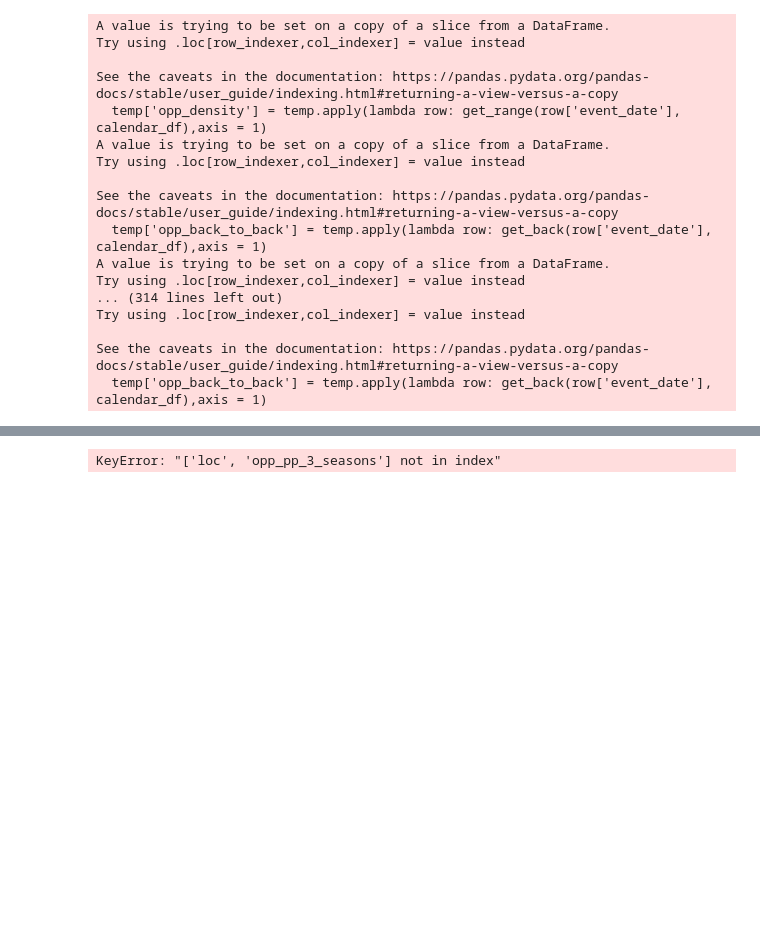
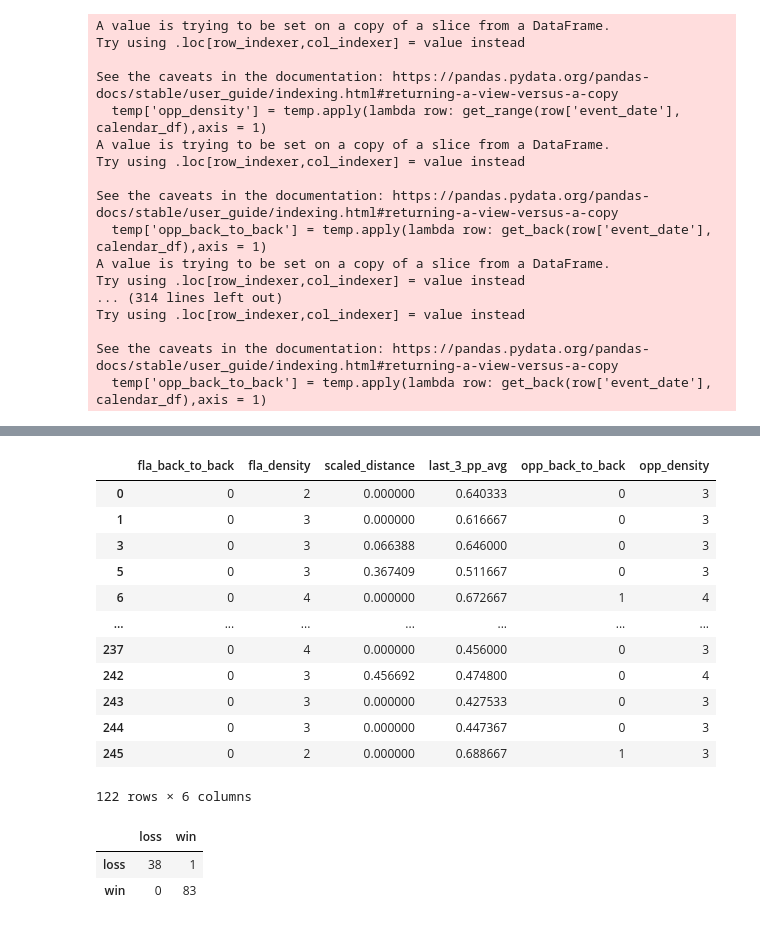
Before and after one commit to riffere-fla/pandas_party, a Jupyter notebook: win_per_project_2425.ipynb, the cells around one changed output, grey strips where cells are left out. Cells and saved outputs as stored; diff of their text form; code cells hidden in the pictures; blank space fills up the shorter version.

```diff
--- a/win_per_project_2425.ipynb
+++ b/win_per_project_2425.ipynb
@@ -198,6 +182,8 @@ Try using .loc[row_indexer,col_indexer] = value instead
 
 See the caveats in the documentation: https://pandas.pydata.org/pandas-docs/stable/user_guide/indexing.html#returning-a-view-versus-a-copy
   temp['last_3_pp_avg'] = rol_avg
+# %%
+rolling_points_pctg = rolling_points_pctg[['season','opponent','last_3_pp_avg']]
 # %%
 opp_schedules =  pd.read_csv("C:\\Users\\riffere\\Desktop\\entire_nhl_schedule_historical.csv")
 # %%
@@ -234,11 +220,18 @@ See the caveats in the documentation: https://pandas.pydata.org/pandas-docs/stab
 # %%
 panthers_df_final = panthers_df.merge(opp_schedules_final, how = 'left', on = ['id', 'event_date', 'opponent'])
 
-panthers_df_final = panthers_df.merge(rolling_points_pctg, how = 'left', on = ['id', 'event_date', 'opponent'])
+panthers_df_final = panthers_df_final.merge(rolling_points_pctg, how = 'left', on = ['season', 'opponent'])
 
 dist = panthers_df_final[['distance_between']]
 scaler = MinMaxScaler()
 scaled = scaler.fit_transform(dist)
 panthers_df_final['scaled_distance'] = scaled
 
-panthers_df_final
+panthers_df_final['home_away_status'] = np.where(panthers_df_final['side'] == 'Home', 0, 1)
+
+panthers_df_final['decision'] = panthers_df_final['result'].map({'Win': 2, 'Loss': 0})
+
+panthers_df_final.loc[287, 'last_3_pp_avg'] = 0.4146
+panthers_df_final.loc[317, 'last_3_pp_avg'] = 0.4146
+
+panthers_df_final = panthers_df_final.dropna(subset=['last_3_pp_avg'])
@@ -259,5 +238,15 @@ panthers_df_final
-# %%
-x = panthers_df_final[['side', 'fla_back_to_back', 'fla_density', 'scaled_distance', 'opp_pp_3_seasons', 'opp_back_to_back', 'opp_density']]
-x
-# %% [output]
-KeyError: "['loc', 'opp_pp_3_seasons'] not in index"
+# %%
+df2425 = panthers_df_final[panthers_df_final['season'] == 20242025]
+df2124 = panthers_df_final[panthers_df_final['season'] != 20242025]
+
+x2425 = df2425[['home_away_status', 'fla_back_to_back', 'fla_density', 'scaled_distance', 'last_3_pp_avg', 'opp_back_to_back', 'opp_density', 'decision']]
+x2124 = df2124[['home_away_status', 'fla_back_to_back', 'fla_density', 'scaled_distance', 'last_3_pp_avg', 'opp_back_to_back', 'opp_density', 'decision']]
+# %%
+home_x_initial = x2124[x2124['home_away_status'] == 0]
+away_x_initial = x2124[x2124['home_away_status'] == 1]
+
+home_x = home_x_initial[['fla_back_to_back', 'fla_density', 'scaled_distance', 'last_3_pp_avg', 'opp_back_to_back', 'opp_density']]
+away_x = away_x_initial[['fla_back_to_back', 'fla_density', 'scaled_distance', 'last_3_pp_avg', 'opp_back_to_back', 'opp_density']]
+
+home_y = home_x_initial['decision']
+away_y = away_x_initial['decision']
@@ -263,0 +259,27 @@ KeyError: "['loc', 'opp_pp_3_seasons'] not in index"
+# %%
+home_x
+# %% [output]
+|  | fla_back_to_back | fla_density | scaled_distance | last_3_pp_avg | opp_back_to_back | opp_density |
+| 0 | 0 | 2 | 0.000000 | 0.640333 | 0 | 3 |
+| 1 | 0 | 3 | 0.000000 | 0.616667 | 0 | 3 |
+| 3 | 0 | 3 | 0.066388 | 0.646000 | 0 | 3 |
+| 5 | 0 | 3 | 0.367409 | 0.511667 | 0 | 3 |
+| 6 | 0 | 4 | 0.000000 | 0.672667 | 1 | 4 |
+| ... | ... | ... | ... | ... | ... | ... |
+| 237 | 0 | 4 | 0.000000 | 0.456000 | 0 | 3 |
+| 242 | 0 | 3 | 0.456692 | 0.474800 | 0 | 4 |
+| 243 | 0 | 3 | 0.000000 | 0.427533 | 0 | 3 |
+| 244 | 0 | 3 | 0.000000 | 0.447367 | 0 | 3 |
+| 245 | 0 | 2 | 0.000000 | 0.688667 | 1 | 3 |
+122 rows × 6 columns
+# %%
+rfc = RFC(random_state = 1993)
+rfc.fit(home_x, home_y)
+predicted_home = rfc.predict(home_x)
+# print(sum(y_home == predicted_home)/y_home.shape[0])
+cm_df_rfc = pd.DataFrame(data = cm(home_y, predicted_home), columns = ['loss', 'win'], index = ['loss', 'win'])
+cm_df_rfc
+# %% [output]
+|  | loss | win |
+| loss | 38 | 1 |
+| win | 0 | 83 |
```
Also changed, not shown: parts of 12 cells of this notebook, 2 other files.
